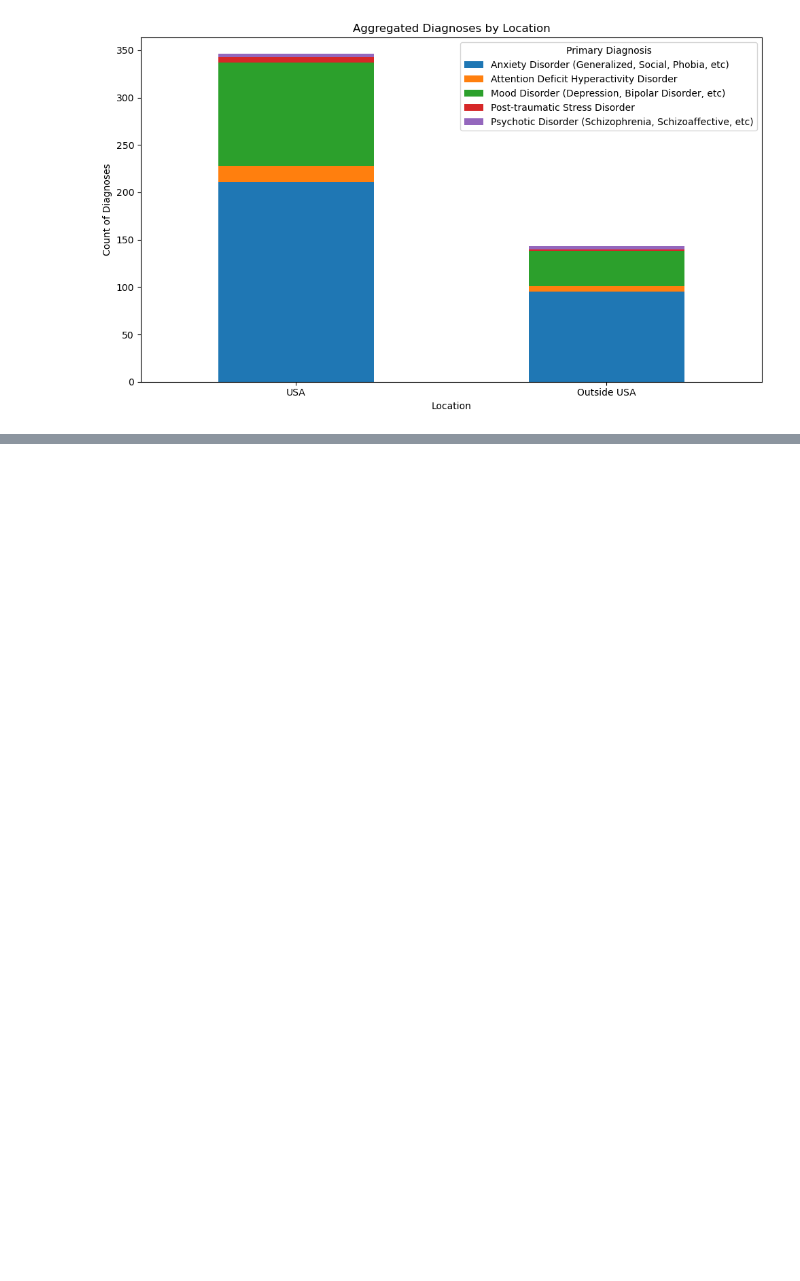
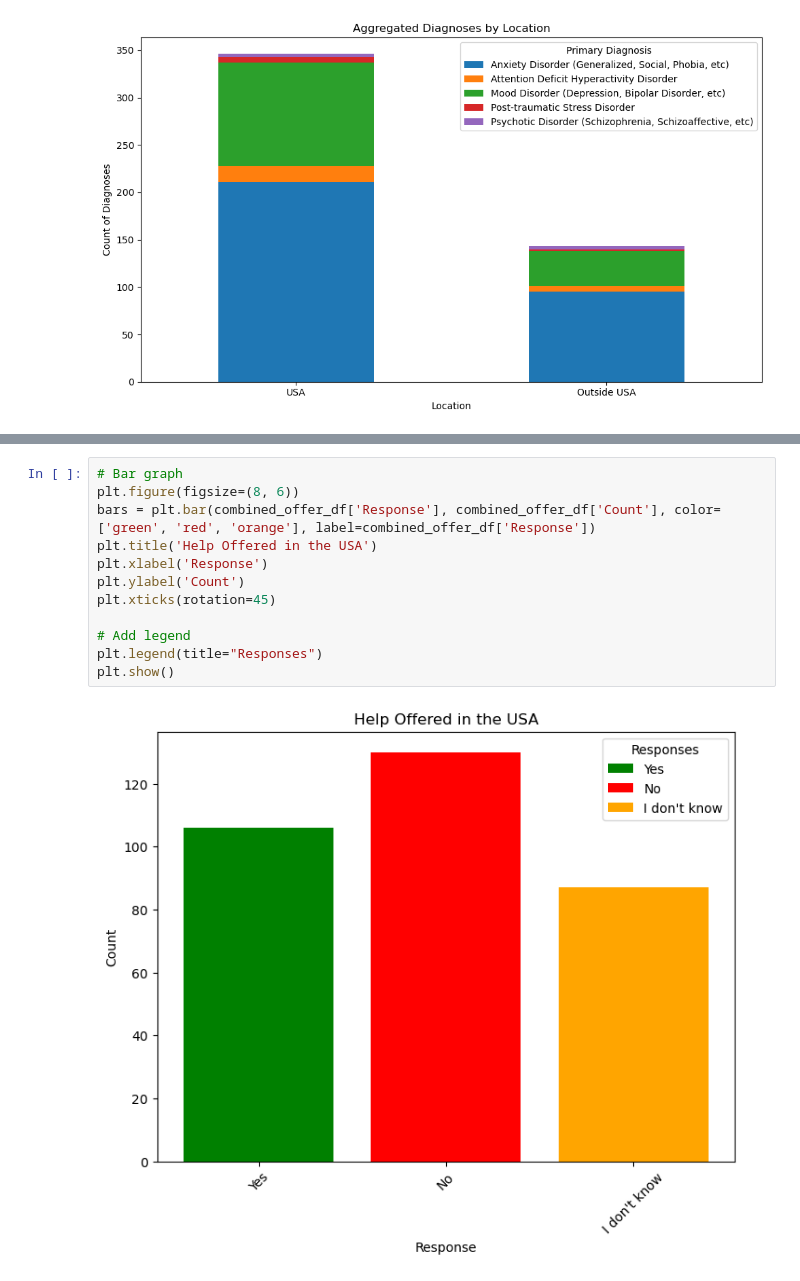
Before and after one commit to Keegawho198/Project-1_Mental-Health, a Jupyter notebook: Keegan.ipynb, the cells around one changed output, grey strips where cells are left out. Drawn from its saved outputs; the diff is of its cells as text; blank space fills up the shorter version.

```diff
--- a/Keegan.ipynb
+++ b/Keegan.ipynb
@@ -521,0 +650,14 @@ combined_counts
+# %%
+# Bar graph
+plt.figure(figsize=(8, 6))
+bars = plt.bar(combined_offer_df['Response'], combined_offer_df['Count'], color=['green', 'red', 'orange'], label=combined_offer_df['Response'])
+plt.title('Help Offered in the USA')
+plt.xlabel('Response')
+plt.ylabel('Count')
+plt.xticks(rotation=45)
+
+# Add legend
+plt.legend(title="Responses")
+plt.show()
+# %% [output]
+[figure, added]
```
Also changed, not shown: parts of 20 cells of this notebook.
